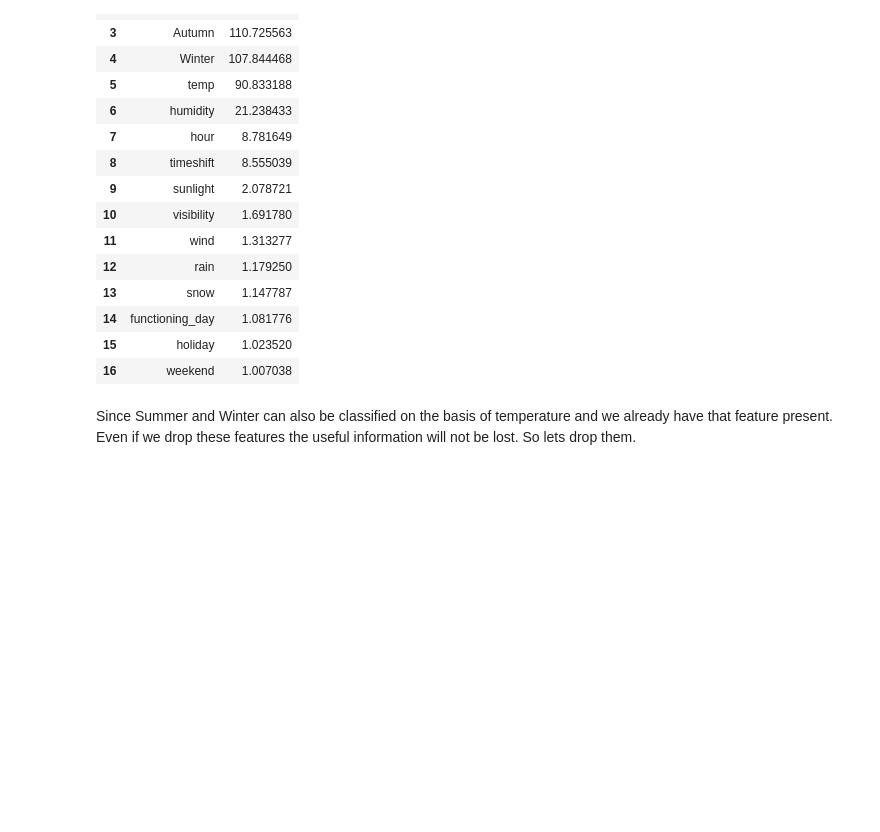
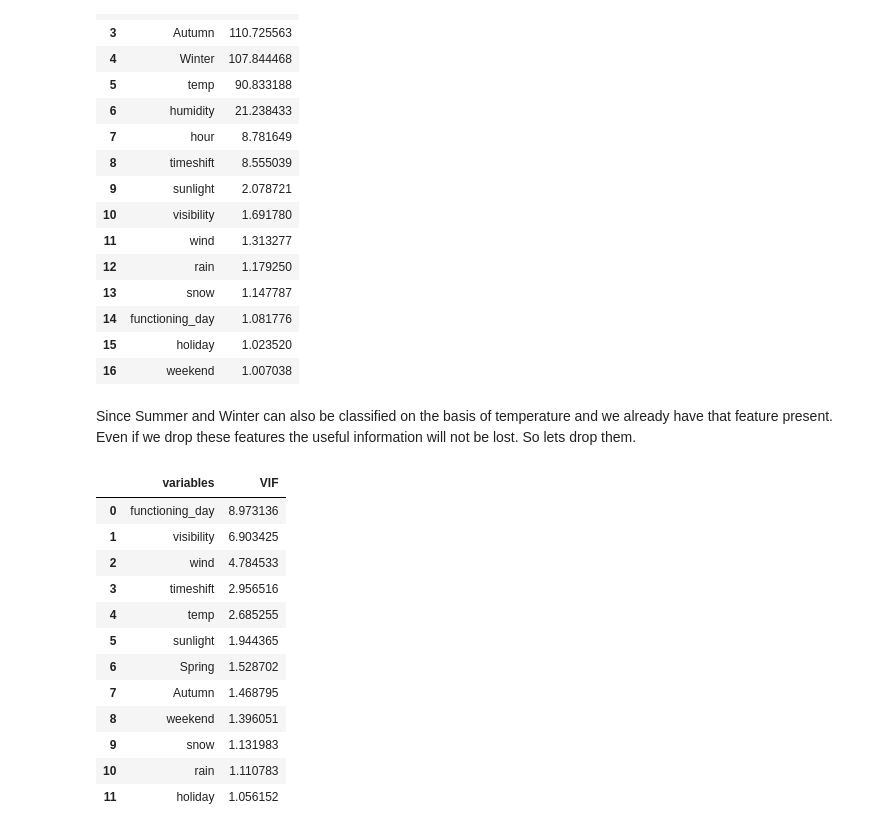
Before and after one commit to Mohit03singh/Bike-Sharing-Demand-Prediction-Regression-Project, a Jupyter notebook: capstone_project_machine_learning.ipynb, the cells around one changed output. Cells and saved outputs as stored; diff of their text form; code cells hidden in the pictures; blank space fills up the shorter version.

```diff
--- a/capstone_project_machine_learning.ipynb
+++ b/capstone_project_machine_learning.ipynb
@@ -336,3 +336,21 @@ calc_vif(df[independent_variables])
 | 16 | weekend | 1.007038 |
 # %% [markdown]
 Since Summer and Winter can also be classified on the basis of temperature and we already have that feature present. Even if we drop these features the useful information will not be lost. So lets drop them.
+# %%
+# Summer and Winter are highly correlated with temperature. Hence removing them
+independent_variables = [i for i in df.columns if i not in ['bike_count','Winter','Summer','dew_temp','hour','humidity']]
+calc_vif(df[independent_variables])
+# %% [output]
+|  | variables | VIF |
+| 0 | functioning_day | 8.973136 |
+| 1 | visibility | 6.903425 |
+| 2 | wind | 4.784533 |
+| 3 | timeshift | 2.956516 |
+| 4 | temp | 2.685255 |
+| 5 | sunlight | 1.944365 |
+| 6 | Spring | 1.528702 |
+| 7 | Autumn | 1.468795 |
+| 8 | weekend | 1.396051 |
+| 9 | snow | 1.131983 |
+| 10 | rain | 1.110783 |
+| 11 | holiday | 1.056152 |
```
Also changed, not shown: parts of 12 cells of this notebook.
